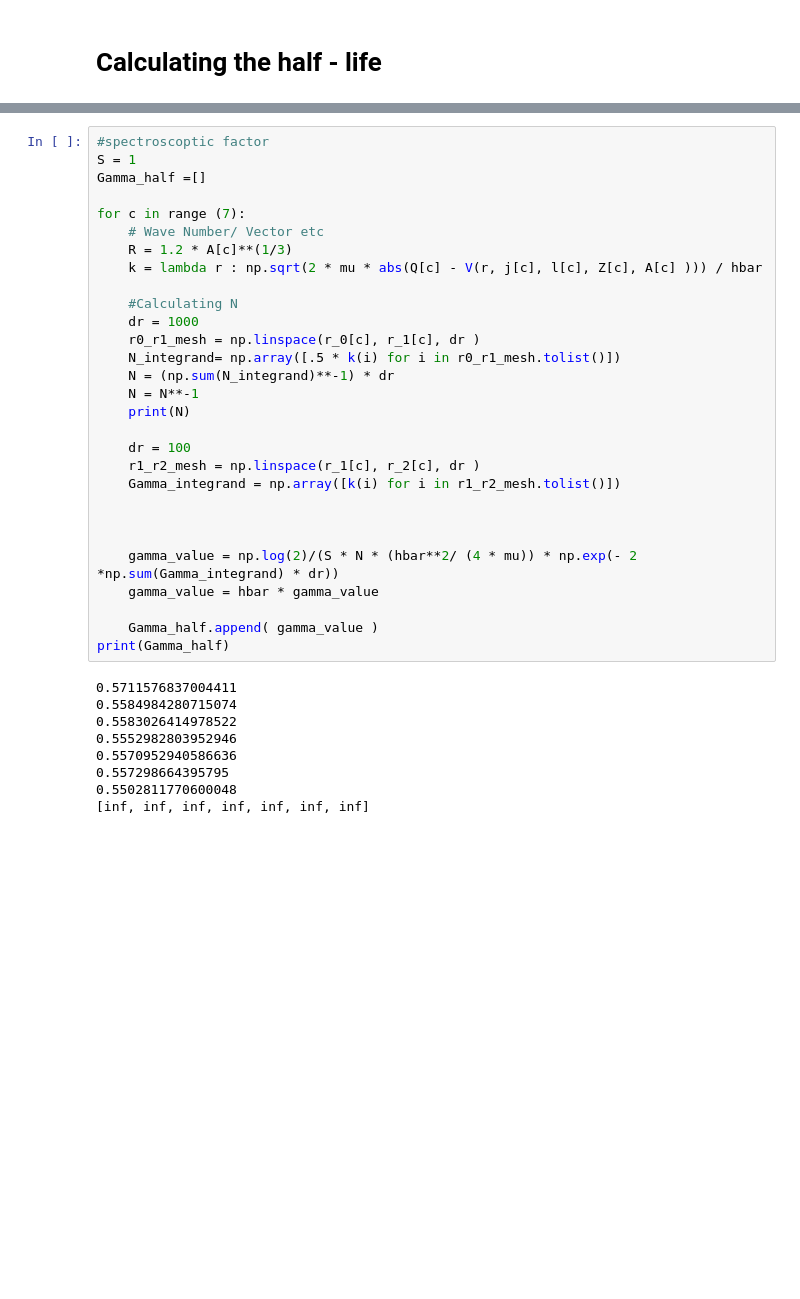
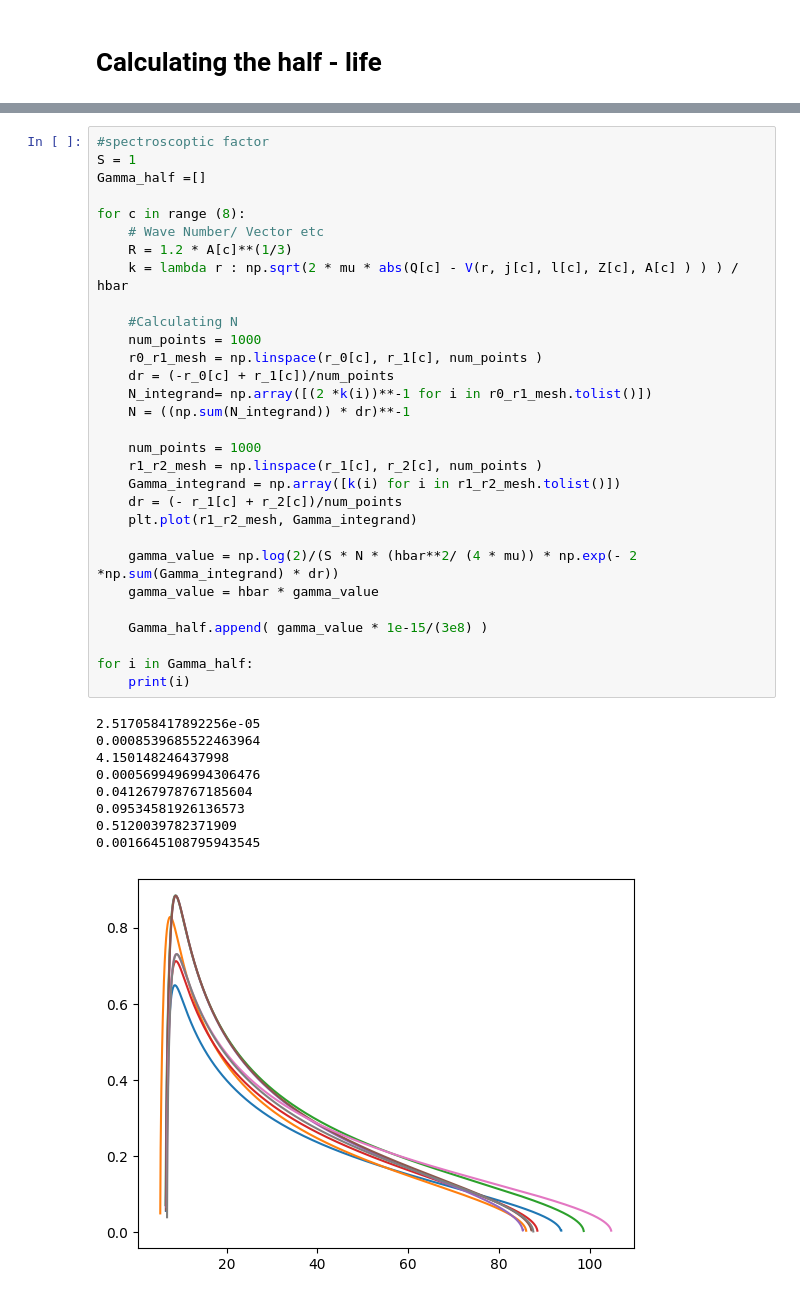
Before and after one commit to Circuitoah/Nuclear_Structure, a Jupyter notebook: Homework3/Homework3.ipynb, the cells around one changed output, grey strips where cells are left out. Drawn from its saved outputs; the diff is of its cells as text; blank space fills up the shorter version.

```diff
--- a/Homework3/Homework3.ipynb
+++ b/Homework3/Homework3.ipynb
@@ -188,39 +196,41 @@ plt.show()
 # %%
 #spectroscoptic factor
 S = 1
 Gamma_half =[]
 
-for c in range (7):
+for c in range (8):
     # Wave Number/ Vector etc
     R = 1.2 * A[c]**(1/3)
-    k = lambda r : np.sqrt(2 * mu * abs(Q[c] - V(r, j[c], l[c], Z[c], A[c] ))) / hbar
+    k = lambda r : np.sqrt(2 * mu * abs(Q[c] - V(r, j[c], l[c], Z[c], A[c] ) ) ) / hbar
 
     #Calculating N
-    dr = 1000
-    r0_r1_mesh = np.linspace(r_0[c], r_1[c], dr )
-    N_integrand= np.array([.5 * k(i) for i in r0_r1_mesh.tolist()])
-    N = (np.sum(N_integrand)**-1) * dr
-    N = N**-1
-    print(N)
+    num_points = 1000
+    r0_r1_mesh = np.linspace(r_0[c], r_1[c], num_points )
+    dr = (-r_0[c] + r_1[c])/num_points
+    N_integrand= np.array([(2 *k(i))**-1 for i in r0_r1_mesh.tolist()])
+    N = ((np.sum(N_integrand)) * dr)**-1
 
-    dr = 100
-    r1_r2_mesh = np.linspace(r_1[c], r_2[c], dr )
+    num_points = 1000
+    r1_r2_mesh = np.linspace(r_1[c], r_2[c], num_points )
     Gamma_integrand = np.array([k(i) for i in r1_r2_mesh.tolist()])
-
-
+    dr = (- r_1[c] + r_2[c])/num_points
+    plt.plot(r1_r2_mesh, Gamma_integrand)
 
     gamma_value = np.log(2)/(S * N * (hbar**2/ (4 * mu)) * np.exp(- 2 *np.sum(Gamma_integrand) * dr))
     gamma_value = hbar * gamma_value
 
-    Gamma_half.append( gamma_value )
-print(Gamma_half)
+    Gamma_half.append( gamma_value * 1e-15/(3e8) )
+
+for i in Gamma_half:
+    print(i)
 # %% [output]
-0.5711576837004411
-0.5584984280715074
-0.5583026414978522
-0.5552982803952946
-0.5570952940586636
-0.557298664395795
-0.5502811770600048
-[inf, inf, inf, inf, inf, inf, inf]
+2.517058417892256e-05
+0.0008539685522463964
+4.150148246437998
+0.0005699496994306476
+0.041267978767185604
+0.09534581926136573
+0.5120039782371909
+0.0016645108795943545
+[figure, added]
 # %%
```
Also changed, not shown: parts of 14 cells of this notebook, 1 other file.
